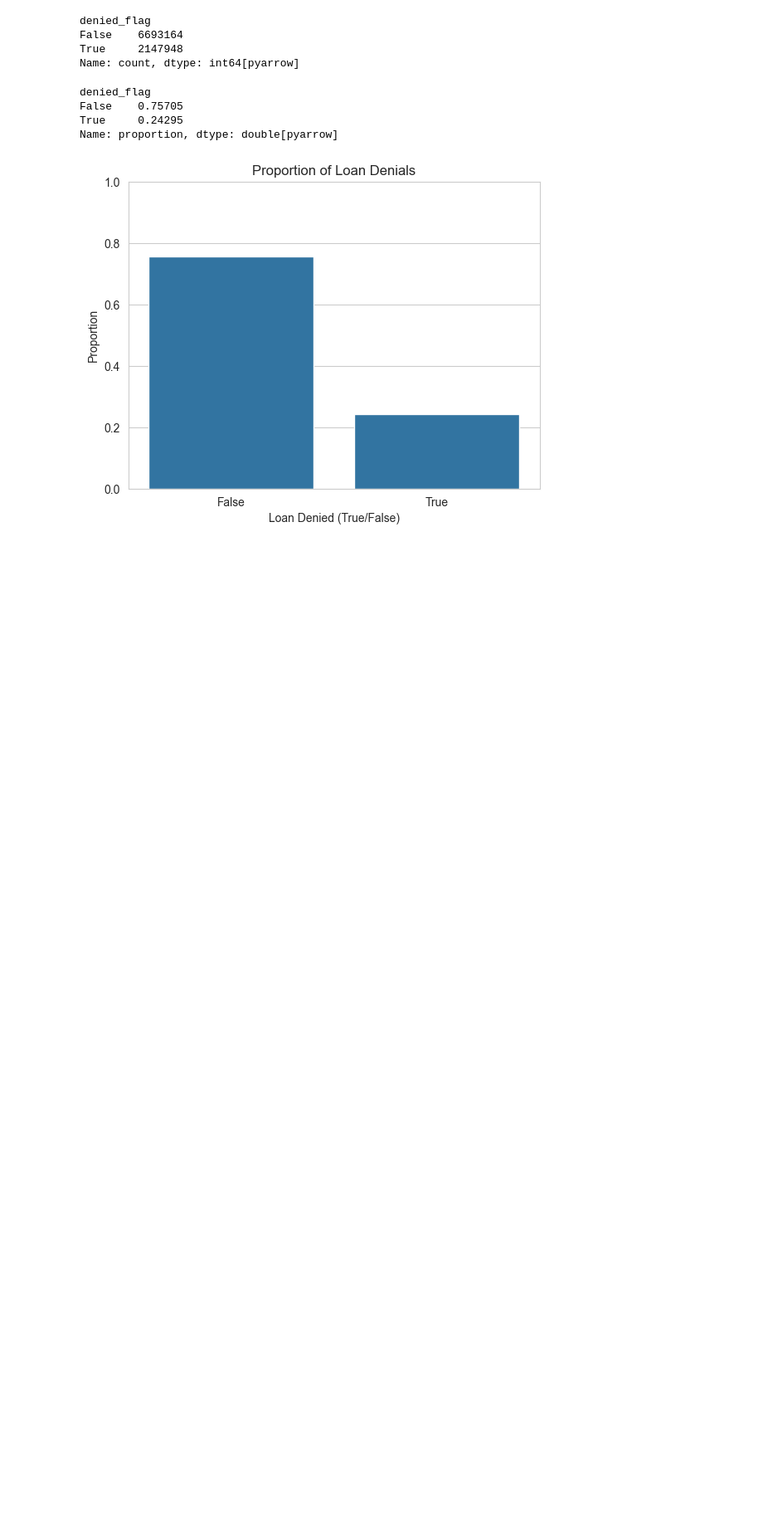
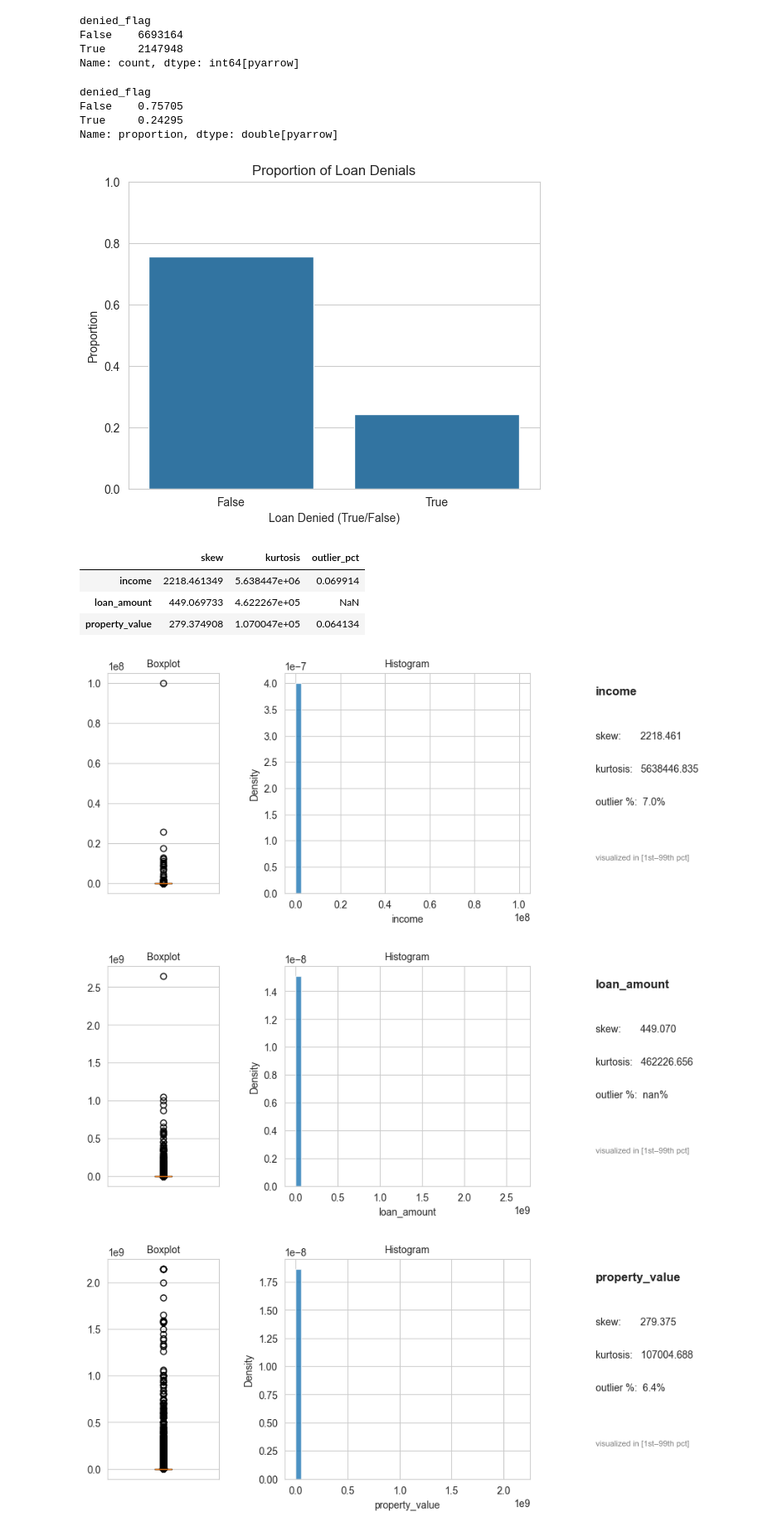
Before and after one commit to emma-hockett/6341_Project, a Jupyter notebook: notebooks/02_eda.ipynb, the cells around one changed output. Shown at 83% size. Cells and saved outputs as stored; diff of their text form; code cells hidden in the pictures; blank space fills up the shorter version.

Commit message:
Distribution eda for numeric

```diff
--- a/notebooks/02_eda.ipynb
+++ b/notebooks/02_eda.ipynb
@@ -3,7 +3,10 @@
 %load_ext autoreload
 %autoreload 2
 
-import pandas as pd
 import src.utils.file_utils as fu
+import src.helpers.eda_helpers as eh
 import seaborn as sns
 import matplotlib.pyplot as plt
+
+cfg_schema = fu.load_config("schema")
+cfg_eda = fu.load_config("eda")
@@ -57,3 +63,20 @@ plt.show()
 [figure]
 # %%
 # Dataset is imbalanced; may require class weighting or resampling later
+# %%
+# Identify numeric columns needing review due to distributions
+numeric_cols = eh.get_numeric_features(typed_hmda_data, cfg_schema)
+numeric_cols_to_review = eh.get_numeric_columns_requiring_review(typed_hmda_data, numeric_cols)
+numeric_cols_to_review
+# %% [output]
+|  | skew | kurtosis | outlier_pct |
+| income | 2218.461349 | 5.638447e+06 | 0.069914 |
+| loan_amount | 449.069733 | 4.622267e+05 | NaN |
+| property_value | 279.374908 | 1.070047e+05 | 0.064134 |
+# %%
+# Plot the numeric features that exceeded a distribution-related threshold
+eh.plot_numeric_features(typed_hmda_data, numeric_cols_to_review)
+# %% [output]
+[figure, added]
+[figure, added]
+[figure, added]
```
Also changed, not shown: parts of 2 cells of this notebook, 3 other files.
